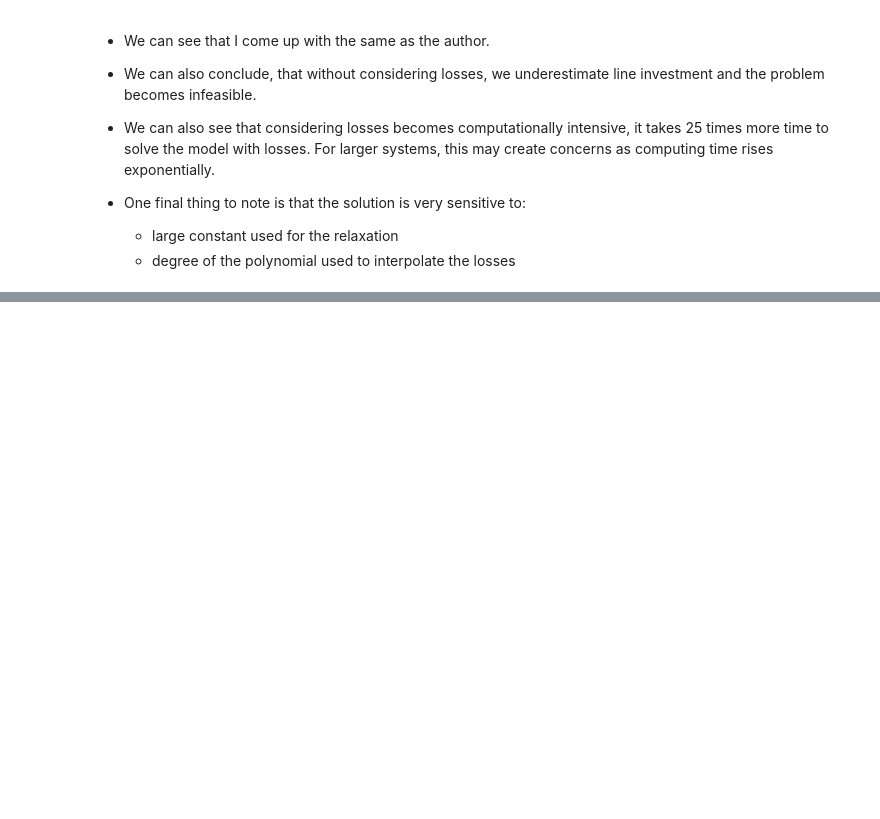
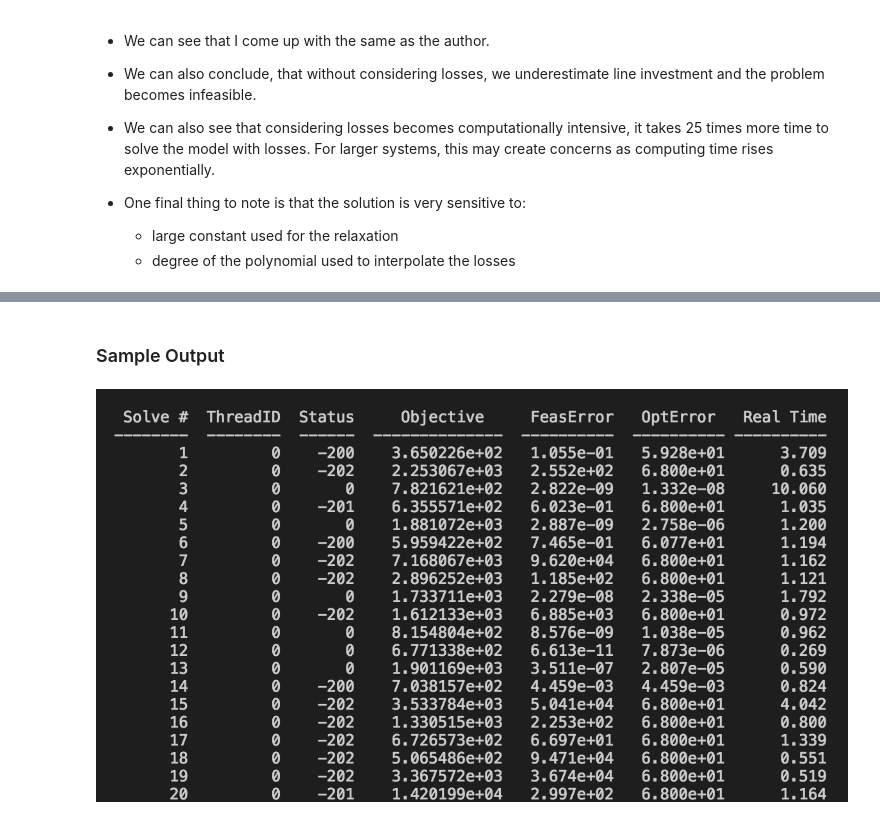
Before and after one commit to coquetm/CMiE-2017-Manuel-Coquet, a Jupyter notebook: Manuel_Coquet_Final_Project.ipynb, the cells around one changed output, grey strips where cells are left out. Drawn from its saved outputs; the diff is of its cells as text; code cells hidden in the pictures; blank space fills up the shorter version.

```diff
--- a/Manuel_Coquet_Final_Project.ipynb
+++ b/Manuel_Coquet_Final_Project.ipynb
@@ -1772,0 +1964,6 @@ load("Results_paper.png")
+# %% [markdown]
+### Sample Output
+# %%
+load("sample_output.png")
+# %% [output]
+[figure, added]
```
Also changed, not shown: parts of 40 cells of this notebook, 3 other files.
